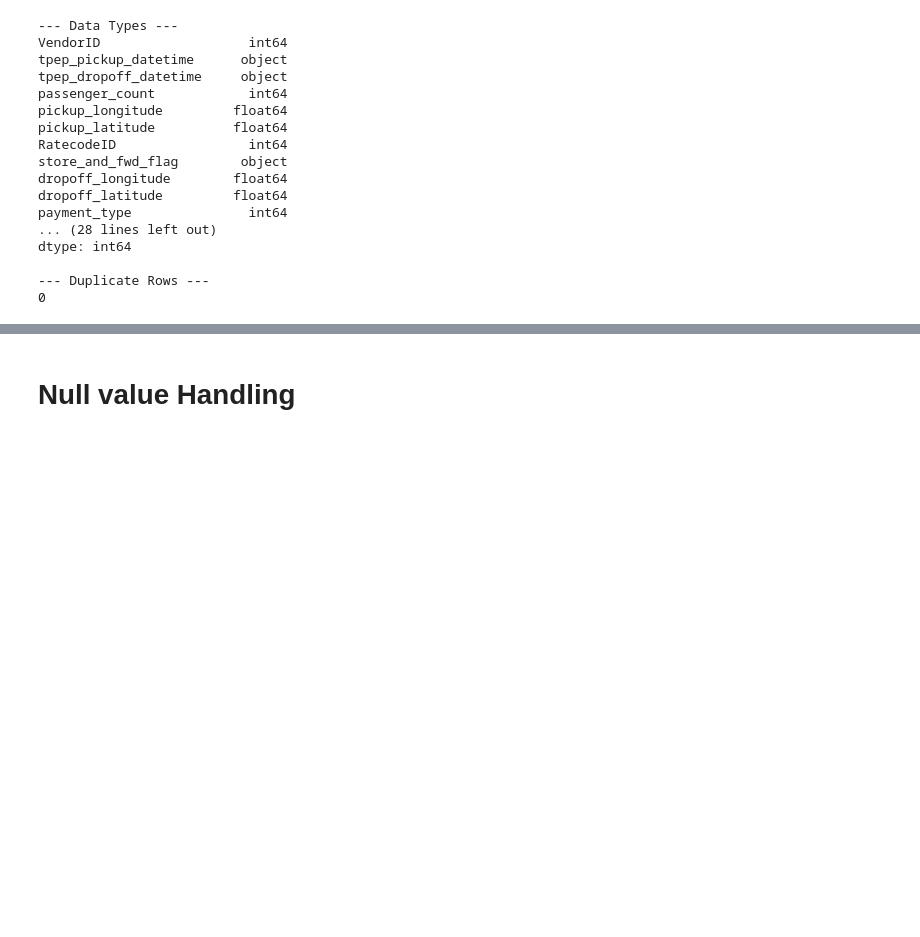
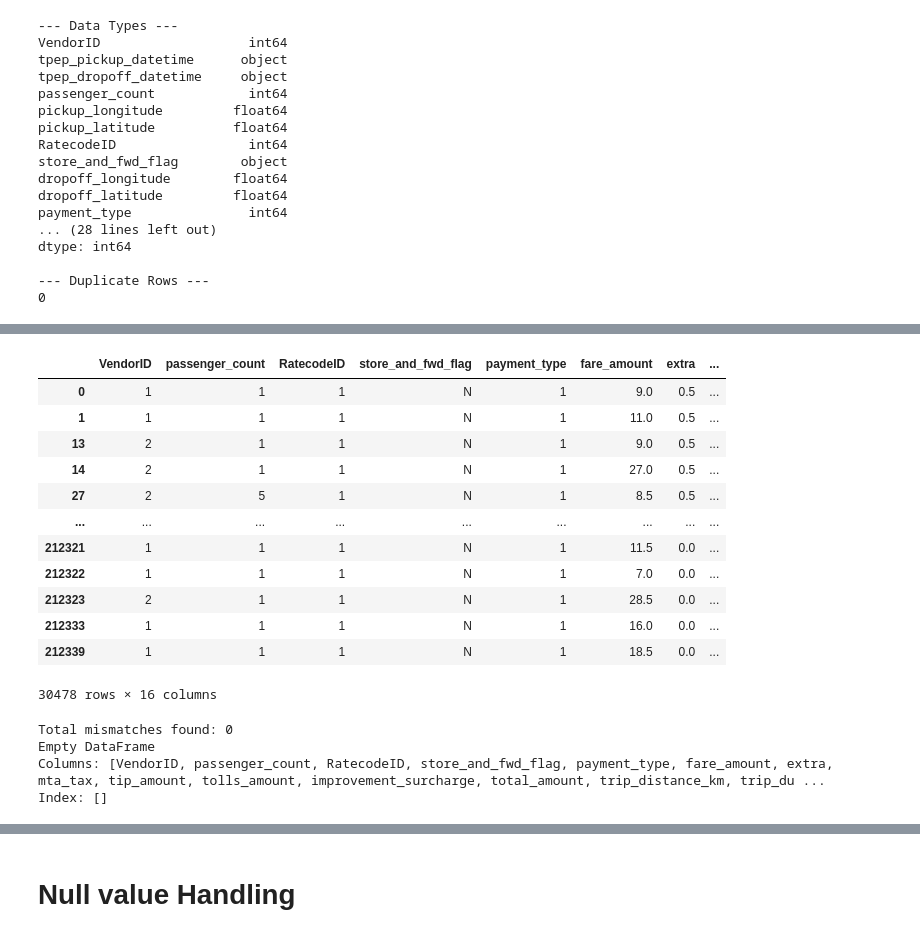
Before and after one commit to ArunK-ML/Project---TripFare-Predicting-Urban-Taxi-Fare-with-Machine-Learning, a Jupyter notebook: TripFare_ML_After_mind-overload.ipynb, the cells around one changed output, grey strips where cells are left out. Saved outputs shown, nothing was run; the diff lists cells and outputs as text; code cells hidden in the pictures; blank space fills up the shorter version.

```diff
--- a/TripFare_ML_After_mind-overload.ipynb
+++ b/TripFare_ML_After_mind-overload.ipynb
@@ -164,0 +152,57 @@ df
+# %%
+#  fare_amount + extra + mta_tax + tolls_amount + improvement_surcharge
+#  matches total_amount for every row, and then find only the mismatched rows.
+
+# Calculate the expected total
+df['calculated_total'] = (
+    df['fare_amount'] +
+    df['extra'] +
+    df['mta_tax'] +
+    df['tip_amount'] +
+    df['tolls_amount'] +
+    df['improvement_surcharge']
+)
+
+# Find rows where it doesn't match
+mismatched_rows = df[df['calculated_total'] != df['total_amount']]
+
+mismatched_rows
+# %% [output]
+|  | VendorID | passenger_count | RatecodeID | store_and_fwd_flag | payment_type | fare_amount | extra | ... |
+| 0 | 1 | 1 | 1 | N | 1 | 9.0 | 0.5 | ... |
+| 1 | 1 | 1 | 1 | N | 1 | 11.0 | 0.5 | ... |
+| 13 | 2 | 1 | 1 | N | 1 | 9.0 | 0.5 | ... |
+| 14 | 2 | 1 | 1 | N | 1 | 27.0 | 0.5 | ... |
+| 27 | 2 | 5 | 1 | N | 1 | 8.5 | 0.5 | ... |
+| ... | ... | ... | ... | ... | ... | ... | ... | ... |
+| 212321 | 1 | 1 | 1 | N | 1 | 11.5 | 0.0 | ... |
+| 212322 | 1 | 1 | 1 | N | 1 | 7.0 | 0.0 | ... |
+| 212323 | 2 | 1 | 1 | N | 1 | 28.5 | 0.0 | ... |
+| 212333 | 1 | 1 | 1 | N | 1 | 16.0 | 0.0 | ... |
+| 212339 | 1 | 1 | 1 | N | 1 | 18.5 | 0.0 | ... |
+30478 rows × 16 columns
+# %%
+# Calculate the expected total
+df['calculated_total'] = (
+    df['fare_amount'] +
+    df['extra'] +
+    df['mta_tax'] +
+    df['tip_amount'] +
+    df['tolls_amount'] +
+    df['improvement_surcharge']
+)
+
+# Find mismatches (allowing for floating-point tolerance)
+mismatched_rows = df[~np.isclose(df['calculated_total'], df['total_amount'])]
+
+# Store to CSV
+mismatched_rows.to_csv("mismatched_rows.csv", index=False)
+
+# Display all mismatches
+print("Total mismatches found:", len(mismatched_rows))
+print(mismatched_rows.to_string(index=False))
+# %% [output]
+Total mismatches found: 0
+Empty DataFrame
+Columns: [VendorID, passenger_count, RatecodeID, store_and_fwd_flag, payment_type, fare_amount, extra, mta_tax, tip_amount, tolls_amount, improvement_surcharge, total_amount, trip_distance_km, trip_du ...
+Index: []
```
Also changed, not shown: parts of 17 cells of this notebook.
